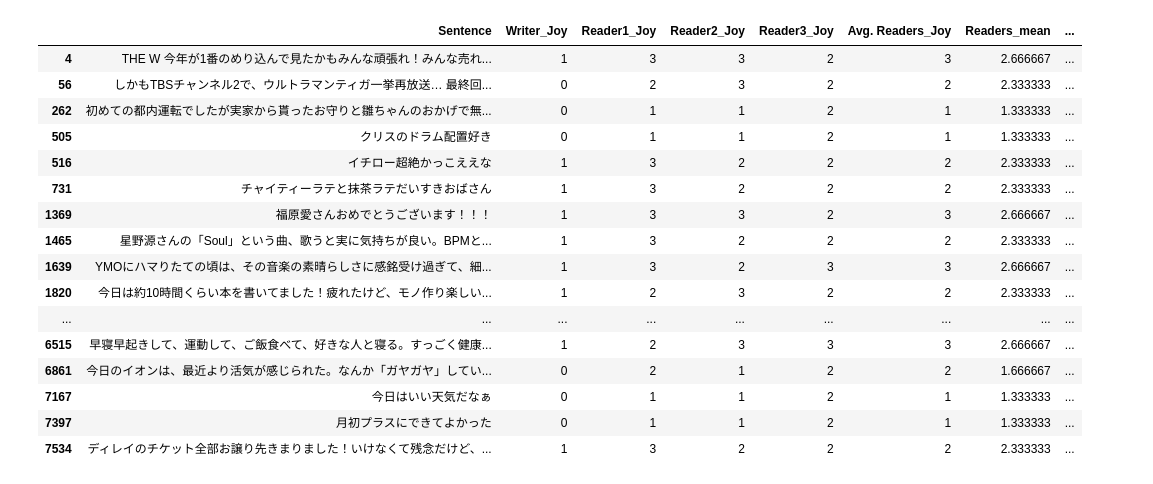
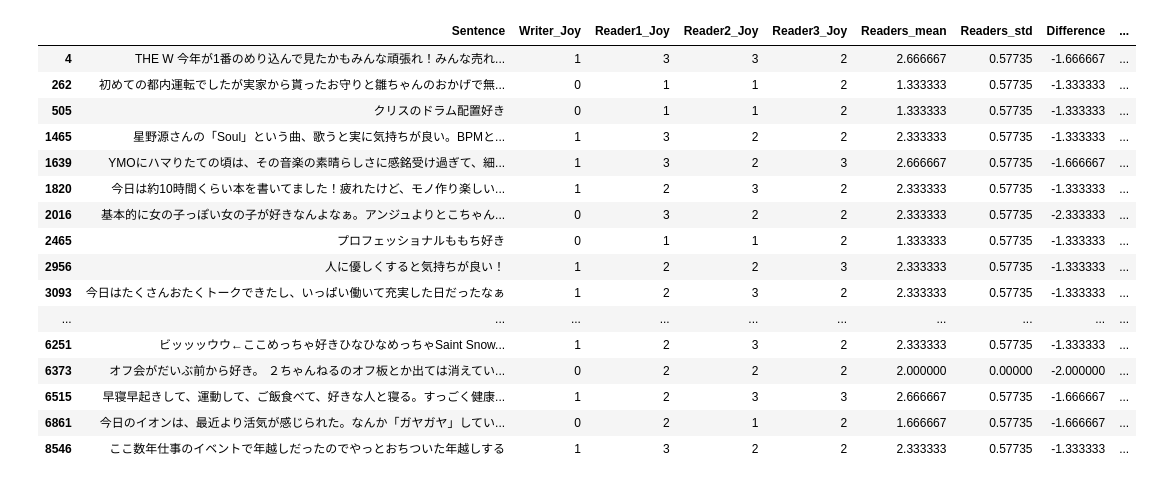
Before and after one commit to nakatuba/wrime-lstm, a Jupyter notebook: notebooks/binary_classification_dark.ipynb, the cells around one changed output. Saved outputs shown, nothing was run; the diff lists cells and outputs as text; code cells hidden in the pictures.

```diff
--- a/notebooks/binary_classification_dark.ipynb
+++ b/notebooks/binary_classification_dark.ipynb
@@ -17,8 +18,8 @@ from utils.tokenizer import MeCabTokenizer
 # %%
 device = torch.device("cuda" if torch.cuda.is_available() else "cpu")
 # %%
-train_dataset = TabularDataset("../data/dark_train.tsv")
-test_dataset = TabularDataset("../data/dark_test.tsv")
+train_dataset = TabularDataset("../data/train.tsv")
+test_dataset = TabularDataset("../data/test.tsv")
 # %%
 tokenizer = MeCabTokenizer()
 # %%
@@ -31,7 +32,7 @@ vocab.set_default_index(vocab["<unk>"])
 # %%
 def collate_batch(batch):
     text_list = [torch.tensor(vocab(tokenizer.tokenize(text))) for text, _ in batch]
-    label_list = [label for _, label in batch]
+    label_list = [0 if label != 3 else 1 for _, label in batch]
     text_list = pad_sequence(text_list, padding_value=vocab["<pad>"])
     label_list = torch.tensor(label_list, dtype=torch.float)
     return text_list.to(device), label_list.to(device)
@@ -146,26 +147,25 @@ plt.show()
 # %%
-import pandas as pd
-
 pd.set_option("display.max_rows", None)
 
-df = pd.read_csv("../data/dark_test.tsv", sep="\t")
+df = pd.read_csv("../data/test.tsv", sep="\t")
+df["Label"] = df["Label"].map(lambda label: 0 if label != 3 else 1)
 df["Predicted"] = y_pred
 df.query("Label == Predicted == 1")
 # %% [output]
-|  | Sentence | Writer_Joy | Reader1_Joy | Reader2_Joy | Reader3_Joy | Avg. Readers_Joy | Readers_mean | ... |
-| 4 | THE W 今年が1番のめり込んで見たかもみんな頑張れ！みんな売れ... | 1 | 3 | 3 | 2 | 3 | 2.666667 | ... |
-| 56 | しかもTBSチャンネル2で、ウルトラマンティガ一挙再放送… 最終回... | 0 | 2 | 3 | 2 | 2 | 2.333333 | ... |
-| 262 | 初めての都内運転でしたが実家から貰ったお守りと雛ちゃんのおかげで無... | 0 | 1 | 1 | 2 | 1 | 1.333333 | ... |
-| 505 | クリスのドラム配置好き | 0 | 1 | 1 | 2 | 1 | 1.333333 | ... |
-| 516 | イチロー超絶かっこええな | 1 | 3 | 2 | 2 | 2 | 2.333333 | ... |
-| 731 | チャイティーラテと抹茶ラテだいすきおばさん | 1 | 3 | 2 | 2 | 2 | 2.333333 | ... |
-| 1369 | 福原愛さんおめでとうございます！！！ | 1 | 3 | 3 | 2 | 3 | 2.666667 | ... |
-| 1465 | 星野源さんの「Soul」という曲、歌うと実に気持ちが良い。BPMと... | 1 | 3 | 2 | 2 | 2 | 2.333333 | ... |
-| 1639 | YMOにハマりたての頃は、その音楽の素晴らしさに感銘受け過ぎて、細... | 1 | 3 | 2 | 3 | 3 | 2.666667 | ... |
-| 1820 | 今日は約10時間くらい本を書いてました！疲れたけど、モノ作り楽しい... | 1 | 2 | 3 | 2 | 2 | 2.333333 | ... |
-| ... | ... | ... | ... | ... | ... | ... | ... | ... |
-| 6515 | 早寝早起きして、運動して、ご飯食べて、好きな人と寝る。すっごく健康... | 1 | 2 | 3 | 3 | 3 | 2.666667 | ... |
-| 6861 | 今日のイオンは、最近より活気が感じられた。なんか「ガヤガヤ」してい... | 0 | 2 | 1 | 2 | 2 | 1.666667 | ... |
-| 7167 | 今日はいい天気だなぁ | 0 | 1 | 1 | 2 | 1 | 1.333333 | ... |
-| 7397 | 月初プラスにできてよかった | 0 | 1 | 1 | 2 | 1 | 1.333333 | ... |
-| 7534 | ディレイのチケット全部お譲り先きまりました！いけなくて残念だけど、... | 1 | 3 | 2 | 2 | 2 | 2.333333 | ... |
+|  | Sentence | Writer_Joy | Reader1_Joy | Reader2_Joy | Reader3_Joy | Readers_mean | Readers_std | Difference | ... |
+| 4 | THE W 今年が1番のめり込んで見たかもみんな頑張れ！みんな売れ... | 1 | 3 | 3 | 2 | 2.666667 | 0.57735 | -1.666667 | ... |
+| 262 | 初めての都内運転でしたが実家から貰ったお守りと雛ちゃんのおかげで無... | 0 | 1 | 1 | 2 | 1.333333 | 0.57735 | -1.333333 | ... |
+| 505 | クリスのドラム配置好き | 0 | 1 | 1 | 2 | 1.333333 | 0.57735 | -1.333333 | ... |
+| 1465 | 星野源さんの「Soul」という曲、歌うと実に気持ちが良い。BPMと... | 1 | 3 | 2 | 2 | 2.333333 | 0.57735 | -1.333333 | ... |
+| 1639 | YMOにハマりたての頃は、その音楽の素晴らしさに感銘受け過ぎて、細... | 1 | 3 | 2 | 3 | 2.666667 | 0.57735 | -1.666667 | ... |
+| 1820 | 今日は約10時間くらい本を書いてました！疲れたけど、モノ作り楽しい... | 1 | 2 | 3 | 2 | 2.333333 | 0.57735 | -1.333333 | ... |
+| 2016 | 基本的に女の子っぽい女の子が好きなんよなぁ。アンジュよりとこちゃん... | 0 | 3 | 2 | 2 | 2.333333 | 0.57735 | -2.333333 | ... |
+| 2465 | プロフェッショナルももち好き | 0 | 1 | 1 | 2 | 1.333333 | 0.57735 | -1.333333 | ... |
+| 2956 | 人に優しくすると気持ちが良い！ | 1 | 2 | 2 | 3 | 2.333333 | 0.57735 | -1.333333 | ... |
+| 3093 | 今日はたくさんおたくトークできたし、いっぱい働いて充実した日だったなぁ | 1 | 2 | 3 | 2 | 2.333333 | 0.57735 | -1.333333 | ... |
+| ... | ... | ... | ... | ... | ... | ... | ... | ... | ... |
+| 6251 | ビッッッウウ←ここめっちゃ好きひなひなめっちゃSaint Snow... | 1 | 2 | 3 | 2 | 2.333333 | 0.57735 | -1.333333 | ... |
+| 6373 | オフ会がだいぶ前から好き。 ２ちゃんねるのオフ板とか出ては消えてい... | 0 | 2 | 2 | 2 | 2.000000 | 0.00000 | -2.000000 | ... |
+| 6515 | 早寝早起きして、運動して、ご飯食べて、好きな人と寝る。すっごく健康... | 1 | 2 | 3 | 3 | 2.666667 | 0.57735 | -1.666667 | ... |
+| 6861 | 今日のイオンは、最近より活気が感じられた。なんか「ガヤガヤ」してい... | 0 | 2 | 1 | 2 | 1.666667 | 0.57735 | -1.666667 | ... |
+| 8546 | ここ数年仕事のイベントで年越しだったのでやっとおちついた年越しする | 1 | 3 | 2 | 2 | 2.333333 | 0.57735 | -1.333333 | ... |
```
Also changed, not shown: parts of 4 cells of this notebook, 1 other file.
